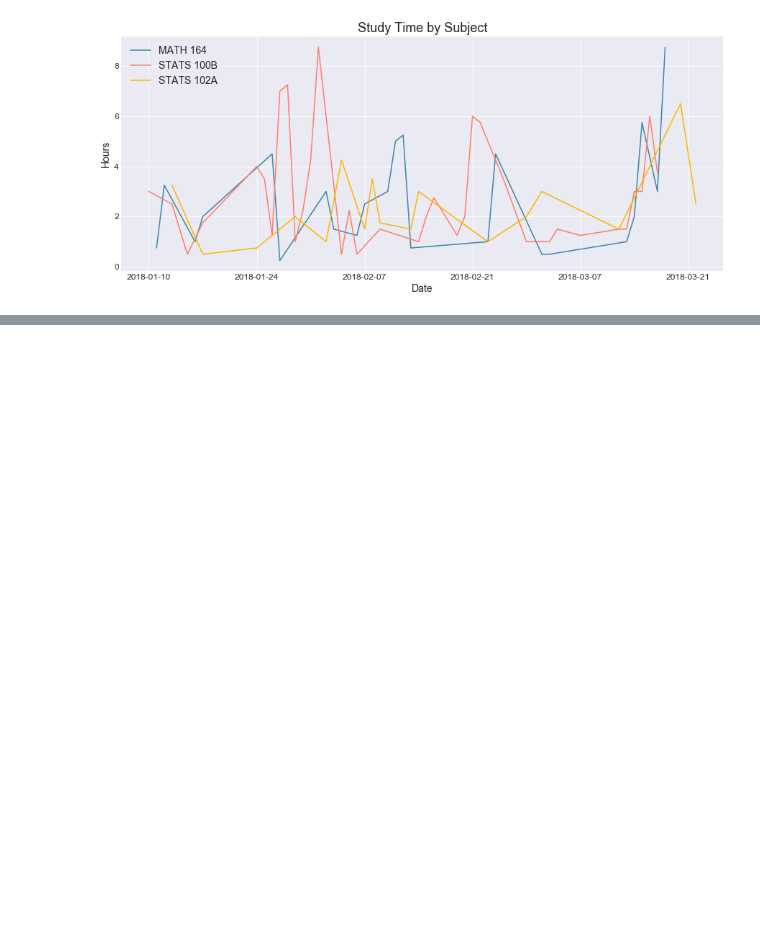
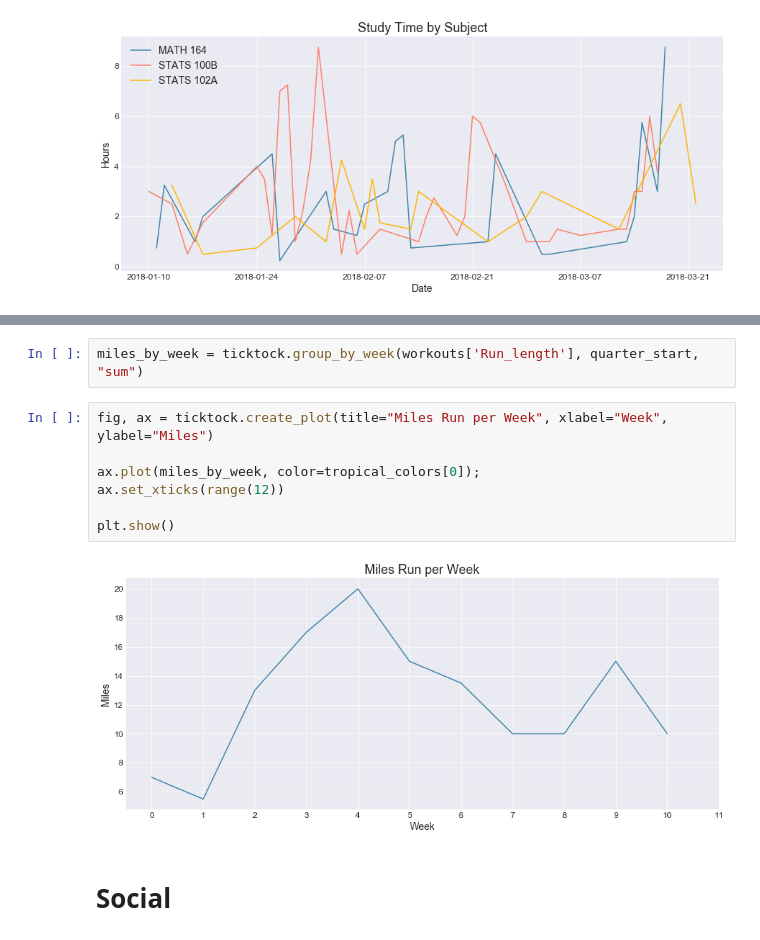
Before and after one commit to ashleyshine/ticktock, a Jupyter notebook: Winter-2018-Analysis.ipynb, the cells around one changed output, grey strips where cells are left out. Saved outputs shown, nothing was run; the diff lists cells and outputs as text; blank space fills up the shorter version.

Commit message:
added social & work sections

```diff
--- a/Winter-2018-Analysis.ipynb
+++ b/Winter-2018-Analysis.ipynb
@@ -109,0 +195,13 @@ plt.show()
+# %%
+miles_by_week = ticktock.group_by_week(workouts['Run_length'], quarter_start, "sum")
+# %%
+fig, ax = ticktock.create_plot(title="Miles Run per Week", xlabel="Week", ylabel="Miles")
+
+ax.plot(miles_by_week, color=tropical_colors[0]);
+ax.set_xticks(range(12))
+
+plt.show()
+# %% [output]
+[figure, added]
+# %% [markdown]
+# Social
```
Also changed, not shown: parts of 29 cells of this notebook, 1 other file.
